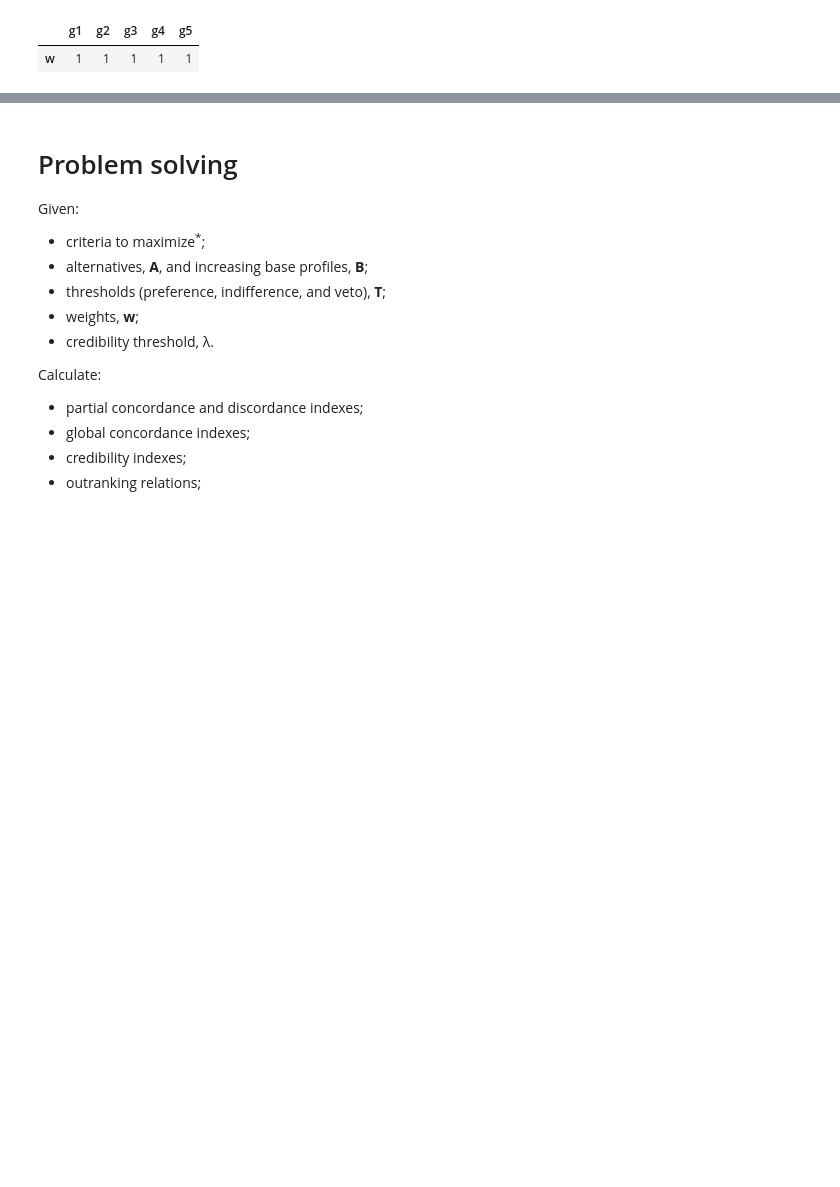
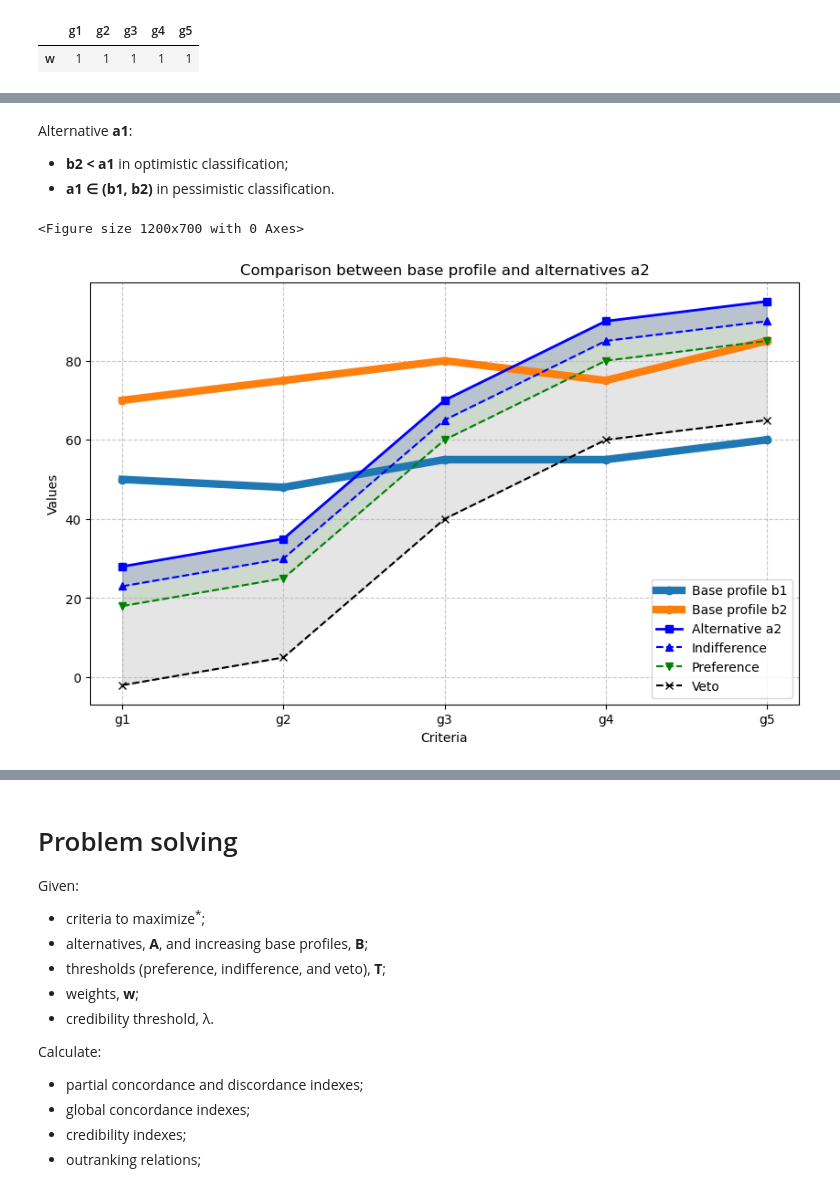
Before and after one commit to cghiaus/ELECTRE_Tri, a Jupyter notebook: docs/explanation/electre_tri-b_explained.ipynb, the cells around one changed output, grey strips where cells are left out. Saved outputs shown, nothing was run; the diff lists cells and outputs as text; code cells hidden in the pictures; blank space fills up the shorter version.

```diff
--- a/docs/explanation/electre_tri-b_explained.ipynb
+++ b/docs/explanation/electre_tri-b_explained.ipynb
@@ -163,0 +183,9 @@ credibility_threshold = 0.7
+# %% [markdown]
+Alternative __a1__:
+- __b2 < a1__ in optimistic classification;
+- __a1 ∈ (b1, b2)__ in pessimistic classification.
+# %%
+et.plot_base_profiles_vs_alternative(B, A.iloc[1], T)
+# %% [output]
+<Figure size 1200x700 with 0 Axes>
+[figure, added]
```
Also changed, not shown: parts of 13 cells of this notebook, 3 other files.
